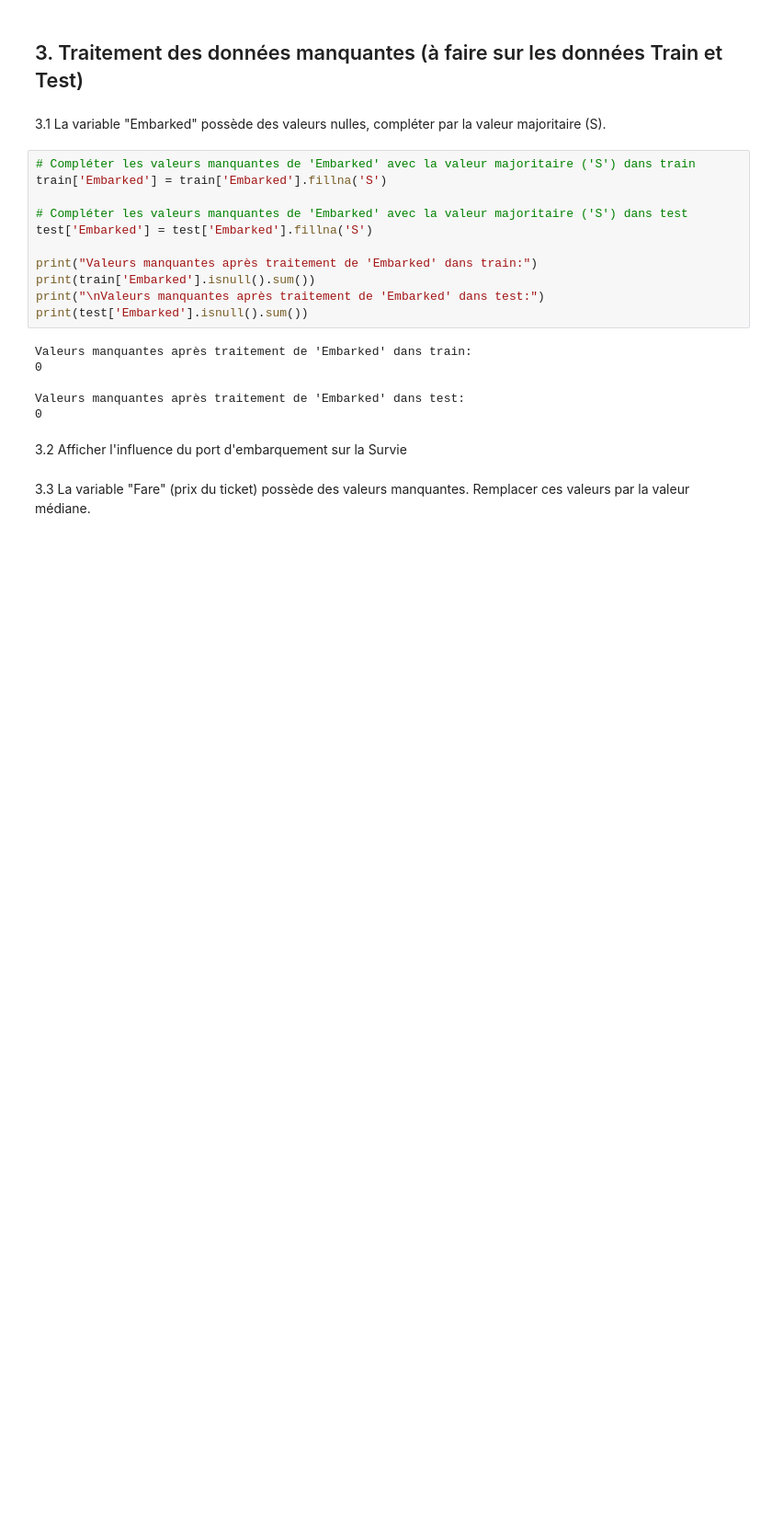
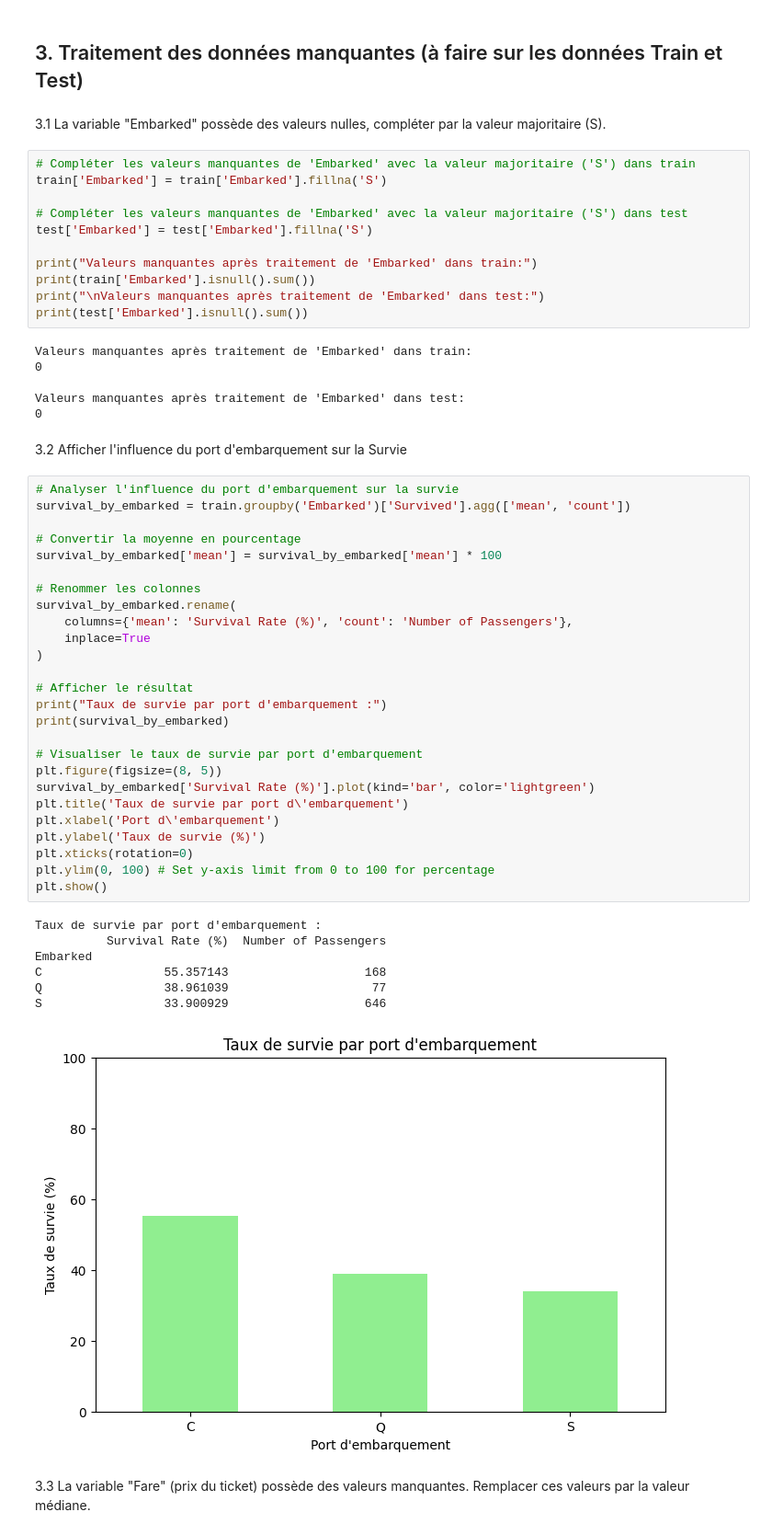
Before and after one commit to Sancti0n/epsi_code_tp, a Jupyter notebook: CollecteDonnees/tp_collecte.ipynb, the cells around one changed output. Shown at 92% size. Drawn from its saved outputs; the diff is of its cells as text; blank space fills up the shorter version.

```diff
--- a/CollecteDonnees/tp_collecte.ipynb
+++ b/CollecteDonnees/tp_collecte.ipynb
@@ -411,5 +411,39 @@ Valeurs manquantes après traitement de 'Embarked' dans test:
 0
 # %% [markdown]
 3.2 Afficher l'influence du port d'embarquement sur la Survie
+# %%
+# Analyser l'influence du port d'embarquement sur la survie
+survival_by_embarked = train.groupby('Embarked')['Survived'].agg(['mean', 'count'])
+
+# Convertir la moyenne en pourcentage
+survival_by_embarked['mean'] = survival_by_embarked['mean'] * 100
+
+# Renommer les colonnes
+survival_by_embarked.rename(
+    columns={'mean': 'Survival Rate (%)', 'count': 'Number of Passengers'},
+    inplace=True
+)
+
+# Afficher le résultat
+print("Taux de survie par port d'embarquement :")
+print(survival_by_embarked)
+
+# Visualiser le taux de survie par port d'embarquement
+plt.figure(figsize=(8, 5))
+survival_by_embarked['Survival Rate (%)'].plot(kind='bar', color='lightgreen')
+plt.title('Taux de survie par port d\'embarquement')
+plt.xlabel('Port d\'embarquement')
+plt.ylabel('Taux de survie (%)')
+plt.xticks(rotation=0)
+plt.ylim(0, 100) # Set y-axis limit from 0 to 100 for percentage
+plt.show()
+# %% [output]
+Taux de survie par port d'embarquement :
+          Survival Rate (%)  Number of Passengers
+Embarked
+C                 55.357143                   168
+Q                 38.961039                    77
+S                 33.900929                   646
+[figure, added]
 # %% [markdown]
 3.3 La variable "Fare" (prix du ticket) possède des valeurs manquantes. Remplacer ces valeurs par la valeur médiane.
```
Also changed, not shown: parts of 14 cells of this notebook.
